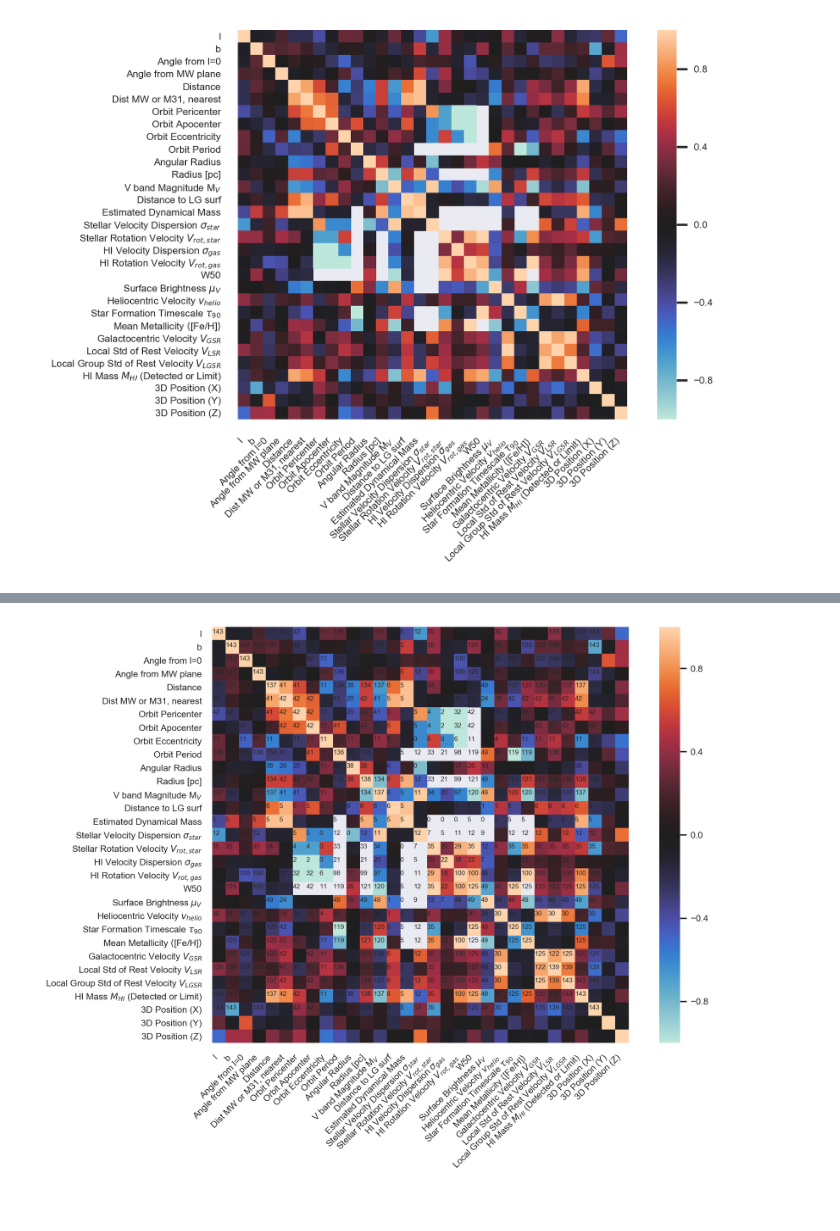
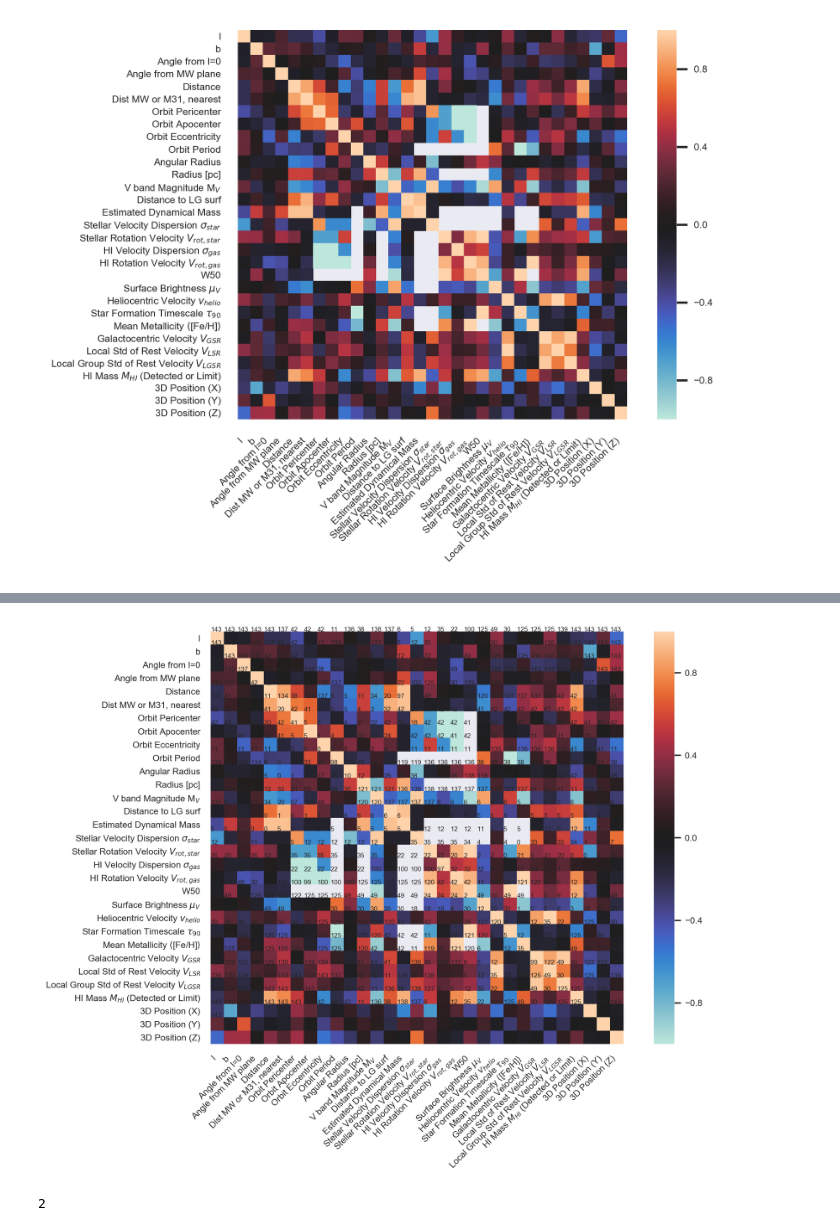
Before and after one commit to janagrc/LocalGroup, a Jupyter notebook: LocalGroup.ipynb, the cells around one changed output, grey strips where cells are left out. Cells and saved outputs as stored; diff of their text form; code cells hidden in the pictures.

```diff
--- a/LocalGroup.ipynb
+++ b/LocalGroup.ipynb
@@ -267,3 +280,8 @@ ax.set_xticklabels(
 );
 # %% [output]
 [figure]
+# %%
+col1 = 'l'
+col2 =  'b'
+overlap = sum(galaxies[galaxies[col1].notna() & galaxies[col2].notna()][col1].count()
+print(col1,col2,overlap)
@@ -270,17 +290,12 @@ ax.set_xticklabels(
 # %%
 #Calculate the number of pairwise values for each pair of features since we have so much missing data
-n_overlap = np.zeros((len(cols)-1,len(cols)-1))
-label = np.chararray((len(cols)-1,len(cols)-1),itemsize=100)
+n_overlap = np.zeros((len(cols),len(cols)))
+label = np.chararray((len(cols),len(cols)),itemsize=100)
 
 for i, col1 in enumerate(cols):
-    i=i-1
     for j, col2 in enumerate(cols):
-        j=j-1
-        #print(i,j)
-        #print(col1,col2)
-        n_overlap[i][j] = sum(galaxies[galaxies[col1].notna() & galaxies[col2].notna()]['l'].notna())
-        label[i][j] = str(col1)+'&'+str(col2)
+        n_overlap[i][j] = int(galaxies[galaxies[col1].notna() & galaxies[col2].notna()][col1].count())
+        label[i][j] = str(col1)+'&'+s+tr(col2)
         #print(str(col1[:3]),str(col2[:3]))
-        #print(sum(galaxies[galaxies[col1].notna() & galaxies[col2].notna()]['l'].notna()))
-#print(n_overlap)
-#print(label)
+        #print(sum(galaxies[galaxies[col1].notna() & galaxies[col2].notna()][col1].notna()))
+        print(i,col1,j,col2,int(n_overlap[i][j]))
@@ -287,31 +320,38 @@ for i, col1 in enumerate(cols):
 # %%
-#Plot the correlation with the number of pairwise values overlaid on the heatmap
+#Plot the correlation with the number of pairwise values that are not missing from the data overlaid on the heatmap
 sb.set(font_scale=0.75)
 a4_dims = (10, 7)
 fig, ax = plt.subplots(figsize=a4_dims)
 
 ax = sb.heatmap(
     spearman_matrix,
     vmin=-1, vmax=1, center=0,
     #cmap=sb.diverging_palette(20, 220, n=200),
     square=True
 );
 ax.set_xticklabels(
     ax.get_xticklabels(),
     rotation=45,
     horizontalalignment='right'
 );
 ax.set_yticklabels(
     ax.get_yticklabels(),
     rotation=0,
     horizontalalignment='right'
 );
 
 
 height, width = n_overlap.shape
-xpos, ypos = np.meshgrid(np.arange(width), np.arange(height) + .5)
+xpos, ypos = np.meshgrid(np.arange(width), np.arange(height)+0.5)
 sb.set(font_scale=0.5)
+
 for x, y, N in zip(xpos.flat, ypos.flat, n_overlap.flat):
     ax.text(x, y, str(int(N)))
 # %% [output]
-[figure, old version]
+[figure, new version]
+# %%
+col1 = 'Orbit Period'
+col2 = 'Star Formation Timescale $\\tau_{90}$'
+sum(galaxies[galaxies[col1].notna() & galaxies[col2].notna()]['l'].notna())
+# %% [output]
+2
```
Also changed, not shown: parts of 7 cells of this notebook, 1 other file.
